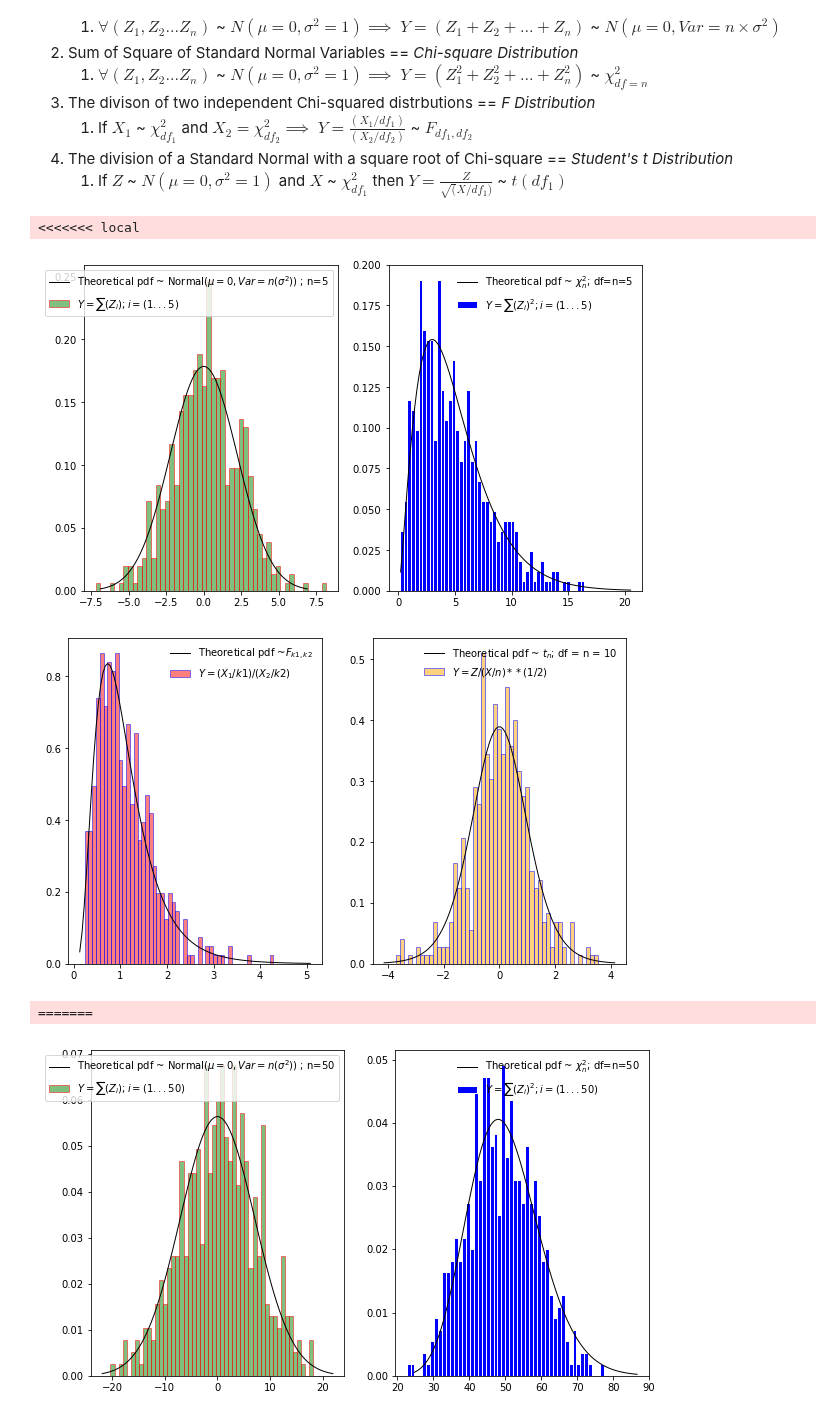
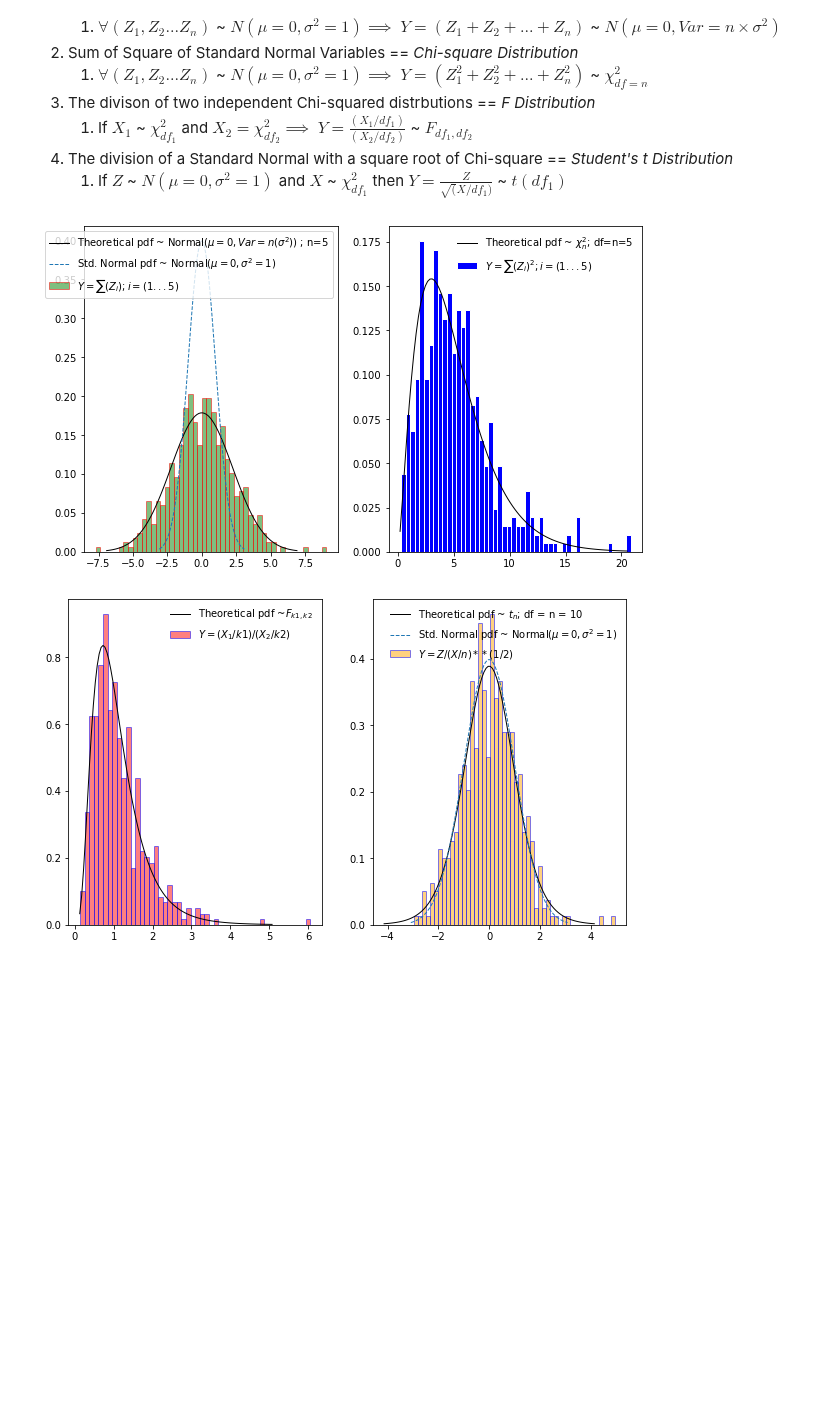
Before and after one commit to talktokalyan/Kalyan-Jupyter-Notebooks, a Jupyter notebook: IE-1.ipynb, the cells around one changed output. Cells and saved outputs as stored; diff of their text form; code cells hidden in the pictures; blank space fills up the shorter version.

```diff
--- a/IE-1.ipynb
+++ b/IE-1.ipynb
@@ -10,7 +97,6 @@ This notebook demonstrates the following:
 1. The division of a Standard Normal with a square root of Chi-square == _Student's t Distribution_
     1. If  $ Z $ ~ $ N(\mu=0,\sigma^2=1)$ and $ X $ ~ $ \chi^2_{df_1}$ then $ Y = \frac{Z}{\sqrt(X/df_1)} $ ~ $ t(df_1)$
 # %%
-### TEST for Push to GitHub ###
 import numpy as np
 import scipy.stats as spstats
 %matplotlib inline
@@ -39,7 +125,7 @@ for i in range(num_iid):
     Y_1 = Y_1 + obs_i
     Y_2 = Y_2 + (obs_i)**2
 
-
+std_norm_grid = np.linspace(std_norm.ppf(0.001),std_norm.ppf(0.999), 100) # Prepare the x-axis values as percent point values (percentiles)
 th_norm_grid = np.linspace(th_norm.ppf(0.001),th_norm.ppf(0.999), 100) # Prepare the x-axis values as percent point values (percentiles)
 th_chi2_grid = np.linspace(th_chi2.ppf(0.001),th_chi2.ppf(0.999), 100) # Prepare the x-axis values as percent point values (percentiles)
 
@@ -47,6 +133,7 @@ fig, ax = plt.subplots(1,2)
 
 ax[0].hist(Y_1, bins=50, density=True, alpha=0.5, label ='$Y = \sum (Z_i) ; i = (1...{})$'.format(num_iid), color='green', edgecolor='red')
 ax[0].plot(th_norm_grid, th_norm.pdf(th_norm_grid), 'k-', lw=1, label ='Theoretical pdf ~ Normal$(\mu=0,Var=n(\sigma^2))$ ; n={}'.format(num_iid))
+ax[0].plot(std_norm_grid, std_norm.pdf(std_norm_grid), '--', lw=1, label ='Std. Normal pdf ~ Normal$(\mu=0,\sigma^2=1)$')
 ax[0].legend(loc='best', frameon=True)
 
 ax[1].hist(Y_2, bins=50, density=True, label ='$Y = \sum (Z_i)^2 ; i=(1...{})$'.format(num_iid), color='blue', edgecolor='white')
@@ -68,35 +155,34 @@ th_f = spstats.f(df1,df2)
 #####
 
 X_1 = th_chi2_1.rvs(ss)
 X_2 = th_chi2_2.rvs(ss)
 Y_3 = (X_1/df1) / (X_2/df2)
 
 th_f_grid = np.linspace(th_f.ppf(0.001),th_f.ppf(0.999), 100) # Prepare the x-axis values as percent point values (percentiles)
 
 fig2, ax2 = plt.subplots(1,2)
 ax2[0].hist(Y_3, bins=50, density=True, alpha=0.5, label ='$ Y = (X_1/k1)/(X_2/k2) $',color='red', edgecolor='blue')
 ax2[0].plot(th_f_grid, th_f.pdf(th_f_grid), 'k-', lw=1, label ='Theoretical pdf ~$ F_{k1,k2}$')
 ax2[0].legend(loc='best', frameon=False)
 
 ##### Demonstrate relation b/w Std. Normal (Z) and Chi-square == Student's t-Distribution. #####
 # Theoretical Distributions for comparison #
 th_t = spstats.t(df1)
 #####
 
 new_Z = std_norm.rvs(ss)
 Y_4 = (new_Z) / (X_1/df1)**(0.5)
 
 th_t_grid = np.linspace(th_t.ppf(0.001),th_t.ppf(0.999), 100) # Prepare the x-axis values as percent point values (percentiles)
 
 ax2[1].hist(Y_4, bins=50, density=True, alpha=0.5, label ='$Y = Z/(X/n)**(1/2)$',color='orange', edgecolor='blue')
 ax2[1].plot(th_t_grid, th_t.pdf(th_t_grid), 'k-', lw=1, label ='Theoretical pdf ~ $ t_n $; df = n = {}'.format(df1))
+ax2[1].plot(std_norm_grid, std_norm.pdf(std_norm_grid), '--', lw=1, label ='Std. Normal pdf ~ Normal$(\mu=0,\sigma^2=1)$')
+
 ax2[1].legend(loc='best', frameon=False)
 
 plt.show()
 ###############################
 # %% [output]
-<<<<<<< local
-[figure, old version]
+[figure, new version]
-[figure, old version]
+[figure, new version]
-=======
-[figure, removed]
```
Also changed, not shown: parts of 8 cells of this notebook, 1 other file.
